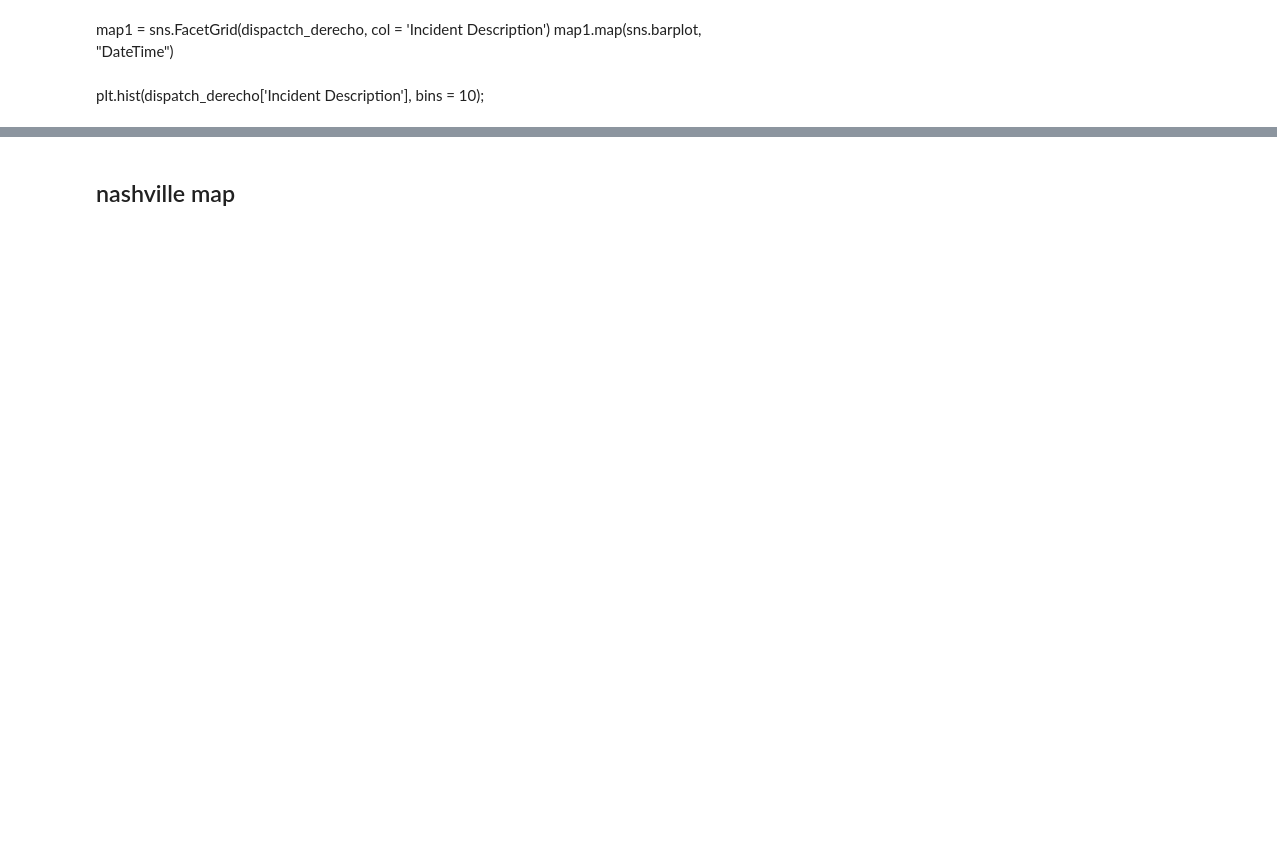
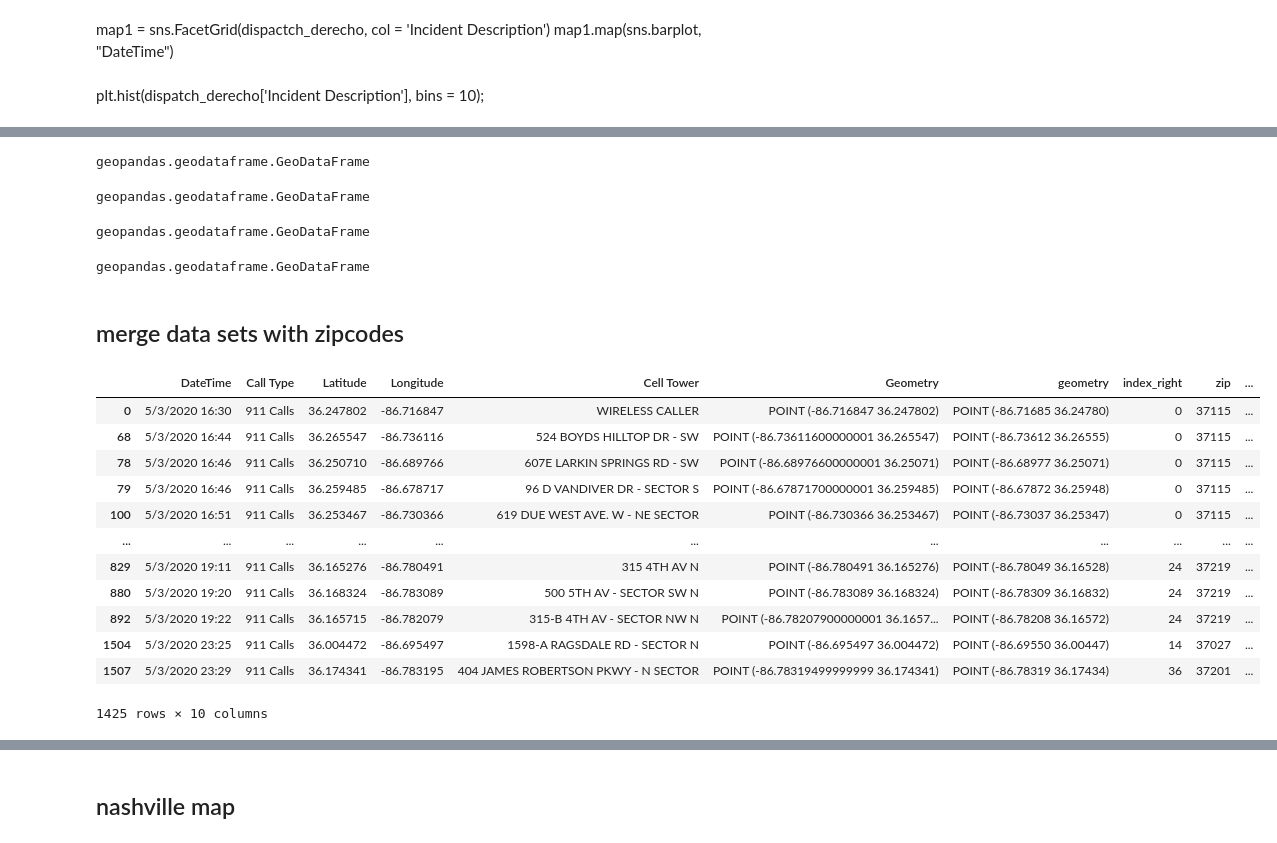
Before and after one commit to MrBardot/NSS-DDA2-metro-nashville-emergency, a Jupyter notebook: metro-nashville-emergency-communications-snickers-thoang.ipynb, the cells around one changed output, grey strips where cells are left out. Cells and saved outputs as stored; diff of their text form; code cells hidden in the pictures; blank space fills up the shorter version.

```diff
--- a/metro-nashville-emergency-communications-snickers-thoang.ipynb
+++ b/metro-nashville-emergency-communications-snickers-thoang.ipynb
@@ -220,0 +139,49 @@ plt.hist(dispatch_derecho['Incident Description'], bins = 10);
+# %%
+zipcodes = zipcodes[['zip', 'po_name', 'geometry']]
+# %%
+derecho_calls_geo = gpd.GeoDataFrame(calls_derecho,
+                           crs = zipcodes.crs,
+                           geometry = calls_derecho['Geometry'])
+type(derecho_calls_geo)
+# %% [output]
+geopandas.geodataframe.GeoDataFrame
+# %%
+tornado_calls_geo = gpd.GeoDataFrame(calls_tornado,
+                           crs = zipcodes.crs,
+                           geometry = calls_tornado['Geometry'])
+type(tornado_calls_geo)
+# %% [output]
+geopandas.geodataframe.GeoDataFrame
+# %%
+dispatch_derecho_geo = gpd.GeoDataFrame(dispatch_derecho,
+                           crs = zipcodes.crs,
+                           geometry = dispatch_derecho['Geometry'])
+type(dispatch_derecho_geo)
+# %% [output]
+geopandas.geodataframe.GeoDataFrame
+# %%
+dispatch_tornado_geo = gpd.GeoDataFrame(dispatch_tornado,
+                           crs = zipcodes.crs,
+                           geometry = dispatch_tornado['Geometry'])
+type(dispatch_tornado_geo)
+# %% [output]
+geopandas.geodataframe.GeoDataFrame
+# %% [markdown]
+## merge data sets with zipcodes
+# %%
+derecho_calls_zip = gpd.sjoin(derecho_calls_geo, zipcodes, op = 'within')
+derecho_calls_zip
+# %% [output]
+|  | DateTime | Call Type | Latitude | Longitude | Cell Tower | Geometry | geometry | index_right | zip | ... |
+| 0 | 5/3/2020 16:30 | 911 Calls | 36.247802 | -86.716847 | WIRELESS CALLER | POINT (-86.716847 36.247802) | POINT (-86.71685 36.24780) | 0 | 37115 | ... |
+| 68 | 5/3/2020 16:44 | 911 Calls | 36.265547 | -86.736116 | 524 BOYDS HILLTOP DR - SW | POINT (-86.73611600000001 36.265547) | POINT (-86.73612 36.26555) | 0 | 37115 | ... |
+| 78 | 5/3/2020 16:46 | 911 Calls | 36.250710 | -86.689766 | 607E LARKIN SPRINGS RD - SW | POINT (-86.68976600000001 36.25071) | POINT (-86.68977 36.25071) | 0 | 37115 | ... |
+| 79 | 5/3/2020 16:46 | 911 Calls | 36.259485 | -86.678717 | 96 D VANDIVER DR - SECTOR S | POINT (-86.67871700000001 36.259485) | POINT (-86.67872 36.25948) | 0 | 37115 | ... |
+| 100 | 5/3/2020 16:51 | 911 Calls | 36.253467 | -86.730366 | 619 DUE WEST AVE. W - NE SECTOR | POINT (-86.730366 36.253467) | POINT (-86.73037 36.25347) | 0 | 37115 | ... |
+| ... | ... | ... | ... | ... | ... | ... | ... | ... | ... | ... |
+| 829 | 5/3/2020 19:11 | 911 Calls | 36.165276 | -86.780491 | 315 4TH AV N | POINT (-86.780491 36.165276) | POINT (-86.78049 36.16528) | 24 | 37219 | ... |
+| 880 | 5/3/2020 19:20 | 911 Calls | 36.168324 | -86.783089 | 500 5TH AV - SECTOR SW N | POINT (-86.783089 36.168324) | POINT (-86.78309 36.16832) | 24 | 37219 | ... |
+| 892 | 5/3/2020 19:22 | 911 Calls | 36.165715 | -86.782079 | 315-B 4TH AV - SECTOR NW N | POINT (-86.78207900000001 36.1657... | POINT (-86.78208 36.16572) | 24 | 37219 | ... |
+| 1504 | 5/3/2020 23:25 | 911 Calls | 36.004472 | -86.695497 | 1598-A RAGSDALE RD - SECTOR N | POINT (-86.695497 36.004472) | POINT (-86.69550 36.00447) | 14 | 37027 | ... |
+| 1507 | 5/3/2020 23:29 | 911 Calls | 36.174341 | -86.783195 | 404 JAMES ROBERTSON PKWY - N SECTOR | POINT (-86.78319499999999 36.174341) | POINT (-86.78319 36.17434) | 36 | 37201 | ... |
+1425 rows × 10 columns
```
Also changed, not shown: parts of 17 cells of this notebook.
